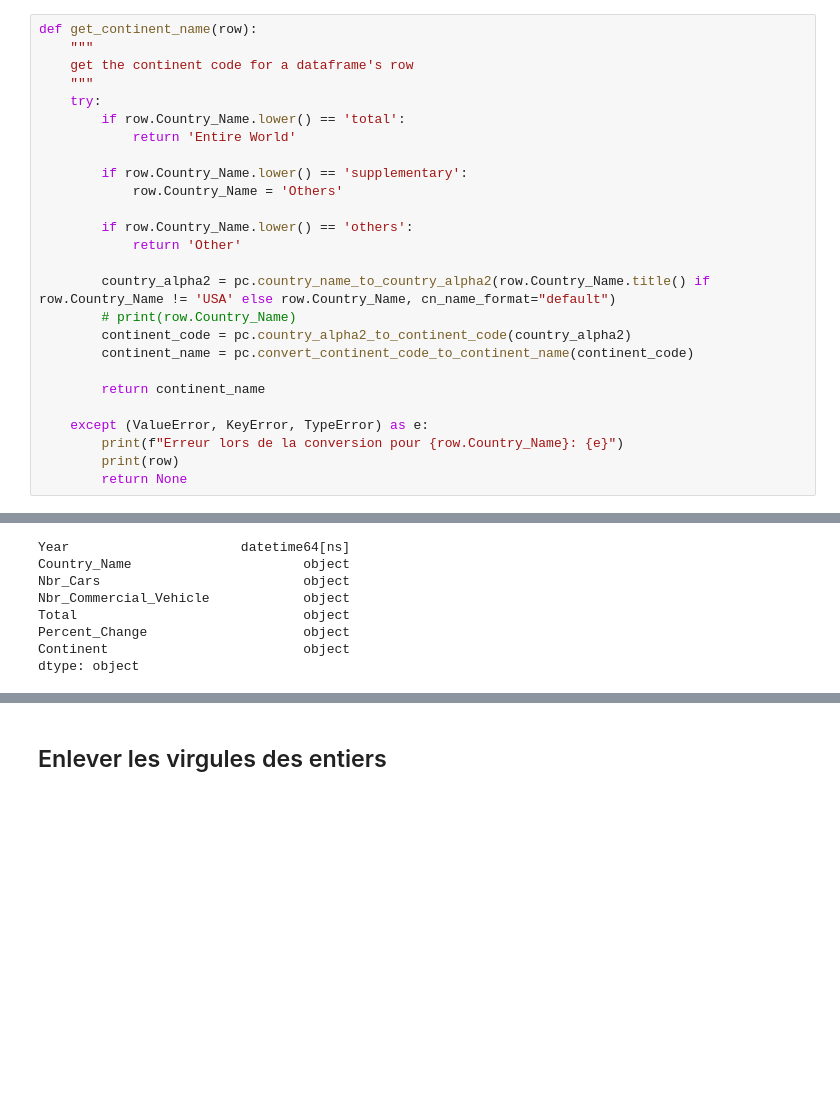
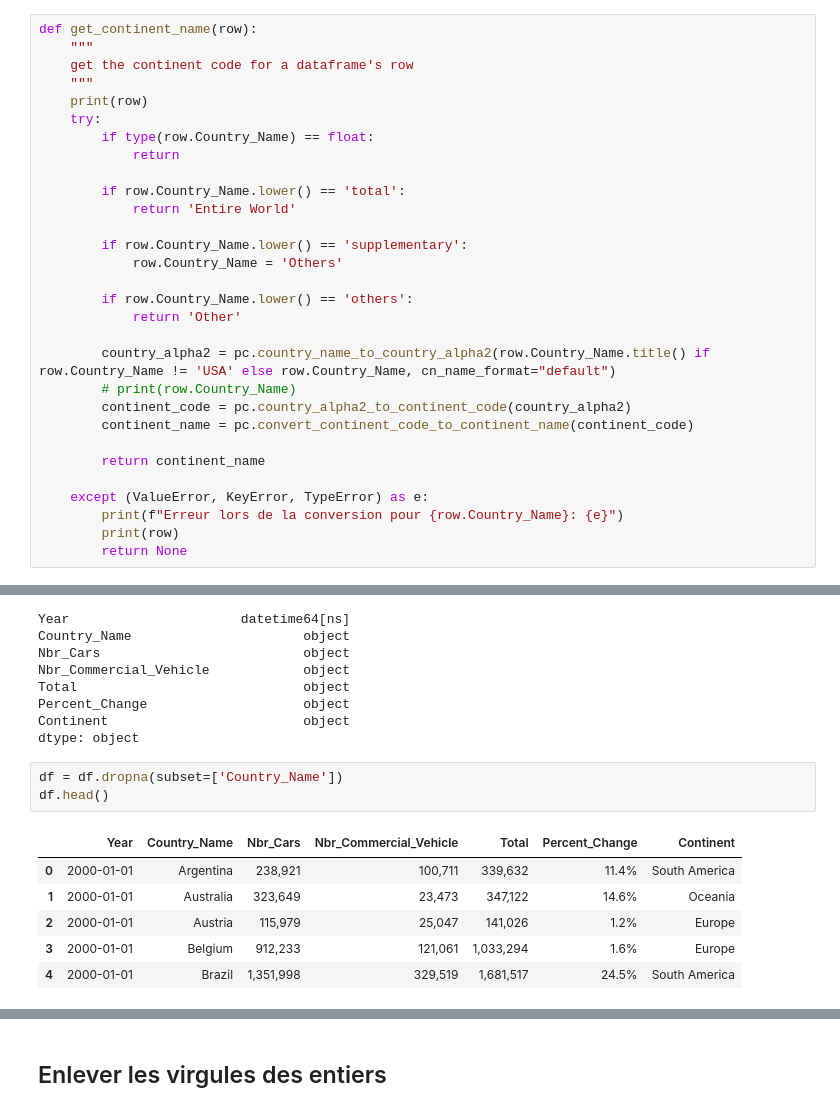
Before and after one commit to SEILERLuc/analyse_auto, a Jupyter notebook: cleaning.ipynb, the cells around one changed output, grey strips where cells are left out. Drawn from its saved outputs; the diff is of its cells as text; blank space fills up the shorter version.

```diff
--- a/cleaning.ipynb
+++ b/cleaning.ipynb
@@ -238,7 +259,11 @@ def get_continent_name(row):
     """
     get the continent code for a dataframe's row
     """
+    print(row)
     try:
+        if type(row.Country_Name) == float:
+            return
+
         if row.Country_Name.lower() == 'total':
             return 'Entire World'
 
@@ -328,6 +371,16 @@ Total                             object
 Percent_Change                    object
 Continent                         object
 dtype: object
+# %%
+df = df.dropna(subset=['Country_Name'])
+df.head()
+# %% [output]
+|  | Year | Country_Name | Nbr_Cars | Nbr_Commercial_Vehicle | Total | Percent_Change | Continent |
+| 0 | 2000-01-01 | Argentina | 238,921 | 100,711 | 339,632 | 11.4% | South America |
+| 1 | 2000-01-01 | Australia | 323,649 | 23,473 | 347,122 | 14.6% | Oceania |
+| 2 | 2000-01-01 | Austria | 115,979 | 25,047 | 141,026 | 1.2% | Europe |
+| 3 | 2000-01-01 | Belgium | 912,233 | 121,061 | 1,033,294 | 1.6% | Europe |
+| 4 | 2000-01-01 | Brazil | 1,351,998 | 329,519 | 1,681,517 | 24.5% | South America |
 # %%
 years = df['Year'].unique()
 
```
Also changed, not shown: parts of 11 cells of this notebook.
